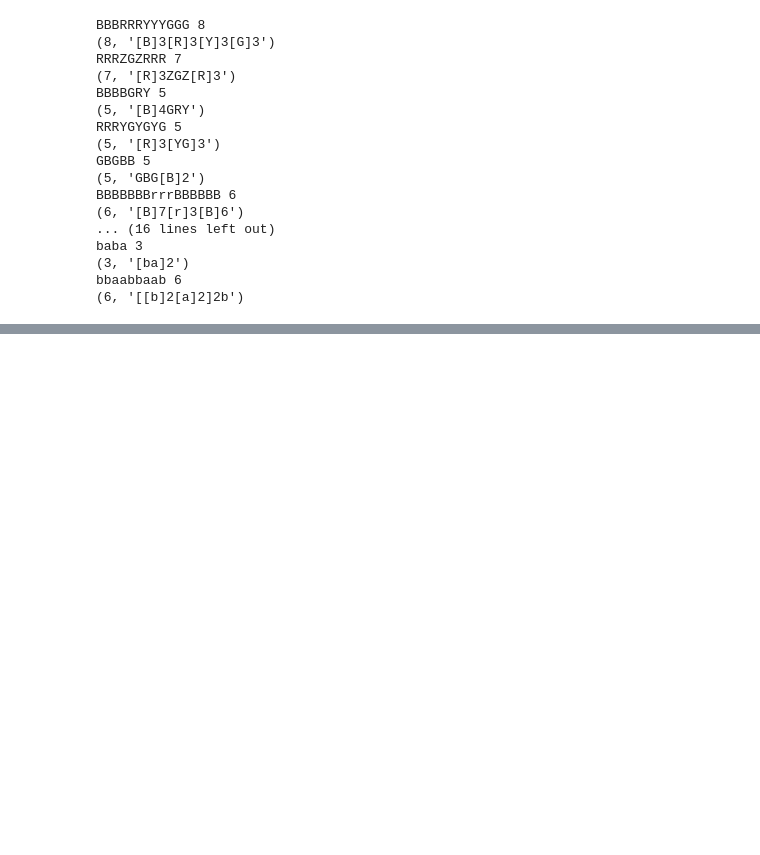
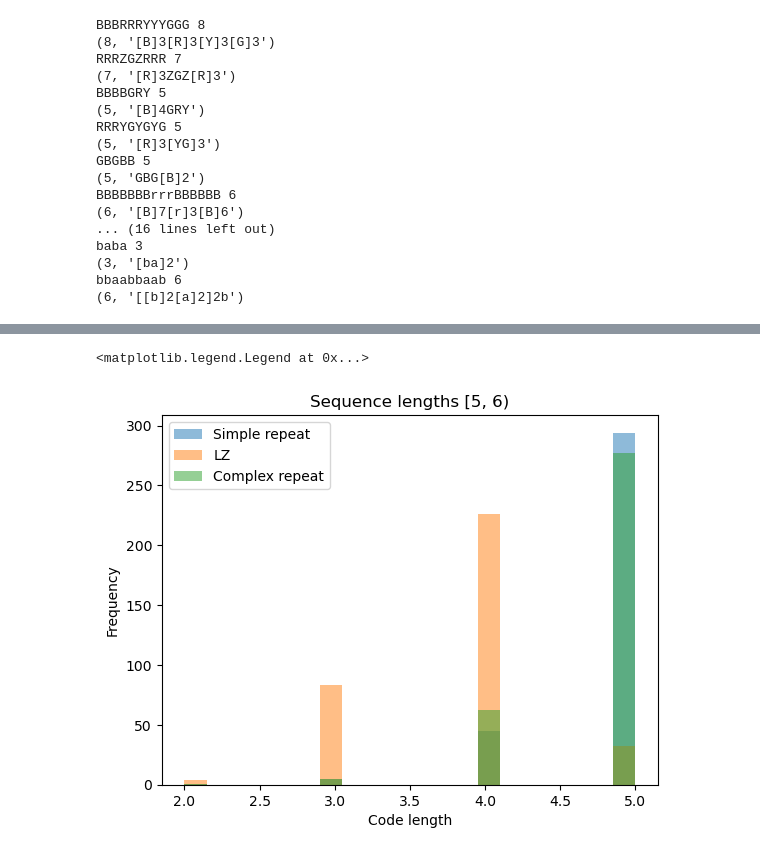
Before and after one commit to qsimeon/PSY1401Projects, a Jupyter notebook: final_project/RepeatsScheme.ipynb, the cells around one changed output, grey strips where cells are left out. Cells and saved outputs as stored; diff of their text form; code cells hidden in the pictures; blank space fills up the shorter version.

```diff
--- a/final_project/RepeatsScheme.ipynb
+++ b/final_project/RepeatsScheme.ipynb
@@ -226,3 +289,18 @@ Text(0.5, 0.98, 'Simulated random data')
+# %%
+min_len = 5
+max_len = 6
+inds = np.where((np.array(lengths) >= min_len) & (np.array(lengths) < max_len))[0]
+
+plt.hist(codelen1[inds], bins=20, alpha=0.5, label='Simple repeat')
+plt.hist(codelen2[inds], bins=20, alpha=0.5, label='LZ')
+plt.hist(codelen3[inds], bins=20, alpha=0.5, label='Complex repeat')
+plt.xlabel('Code length')
+plt.ylabel('Frequency')
+plt.title(f'Sequence lengths [{min_len}, {max_len})')
+plt.legend()
+# %% [output]
+<matplotlib.legend.Legend at 0x...>
+[figure, added]
 # %%
 n = 10
 np.random.seed(18)
```
Also changed, not shown: parts of 9 cells of this notebook, 1 other file.
